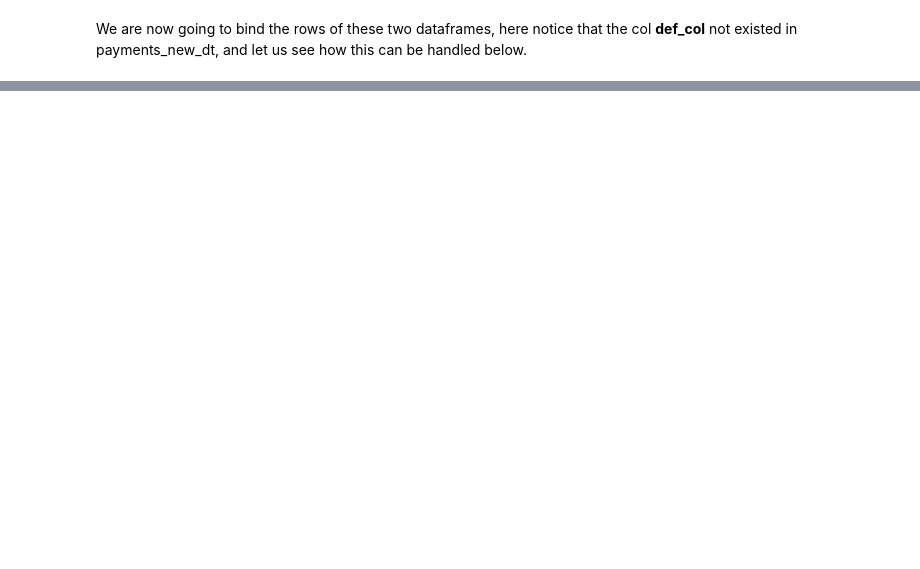
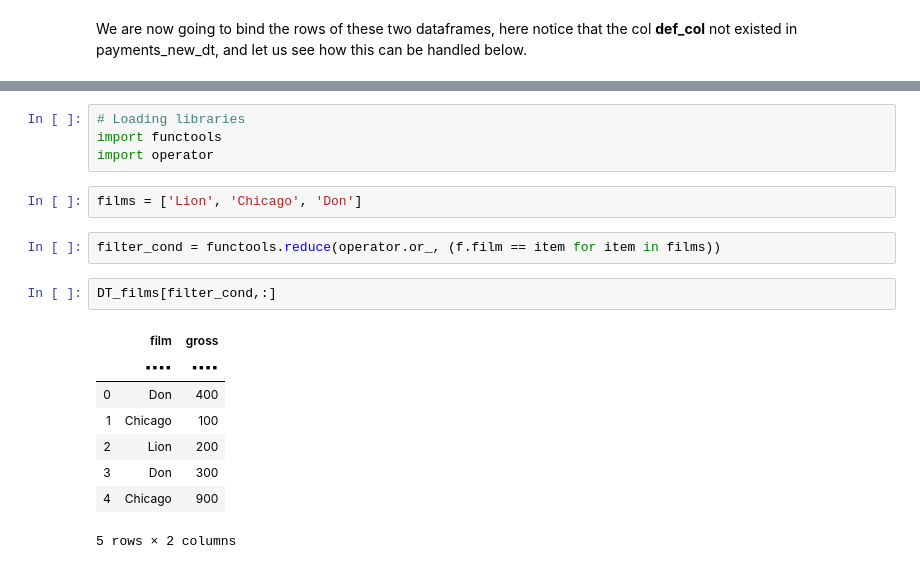
Before and after one commit to myamullaciencia/datatable_cook_book, a Jupyter notebook: _build/jupyter_execute/py_datatable_faqs_so.ipynb, the cells around one changed output, grey strips where cells are left out. Cells and saved outputs as stored; diff of their text form; blank space fills up the shorter version.

```diff
--- a/_build/jupyter_execute/py_datatable_faqs_so.ipynb
+++ b/_build/jupyter_execute/py_datatable_faqs_so.ipynb
@@ -774,0 +545,19 @@ dt.rbind(payments_new_dt,payment_extra_dt,force=True)
+# %%
+# Loading libraries
+import functools
+import operator
+# %%
+films = ['Lion', 'Chicago', 'Don']
+# %%
+filter_cond = functools.reduce(operator.or_, (f.film == item for item in films))
+# %%
+DT_films[filter_cond,:]
+# %% [output]
+|  | film | gross |
+|  | ▪▪▪▪ | ▪▪▪▪ |
+| 0 | Don | 400 |
+| 1 | Chicago | 100 |
+| 2 | Lion | 200 |
+| 3 | Don | 300 |
+| 4 | Chicago | 900 |
+5 rows × 2 columns
```
Also changed, not shown: parts of 44 cells of this notebook, 18 other files.
